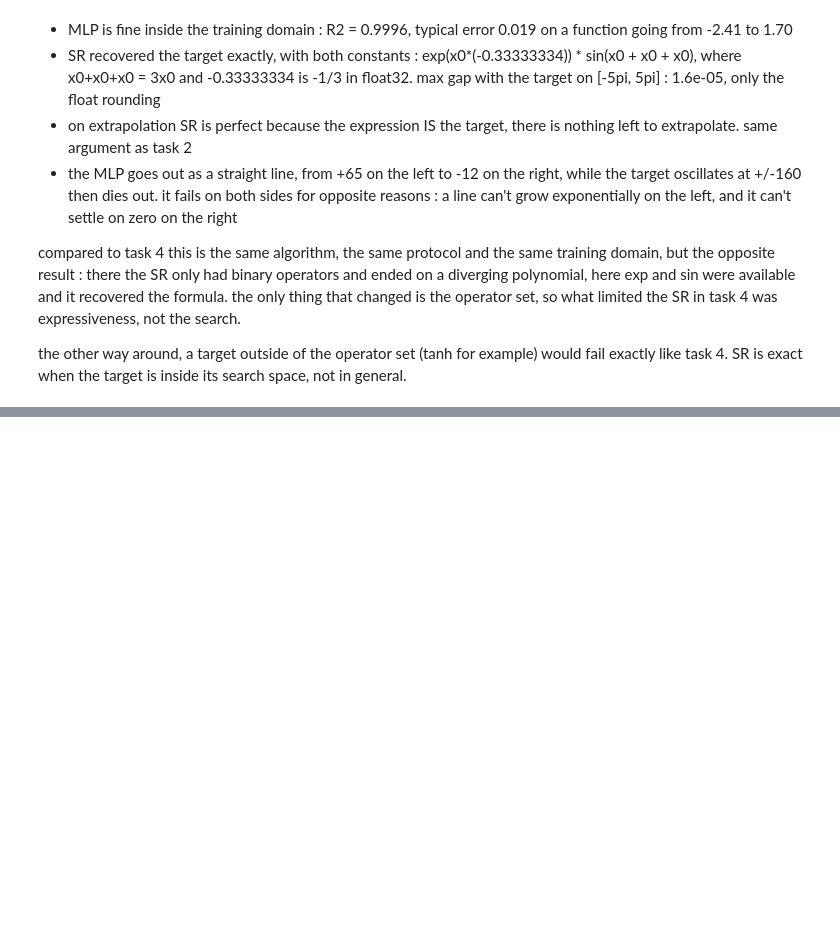
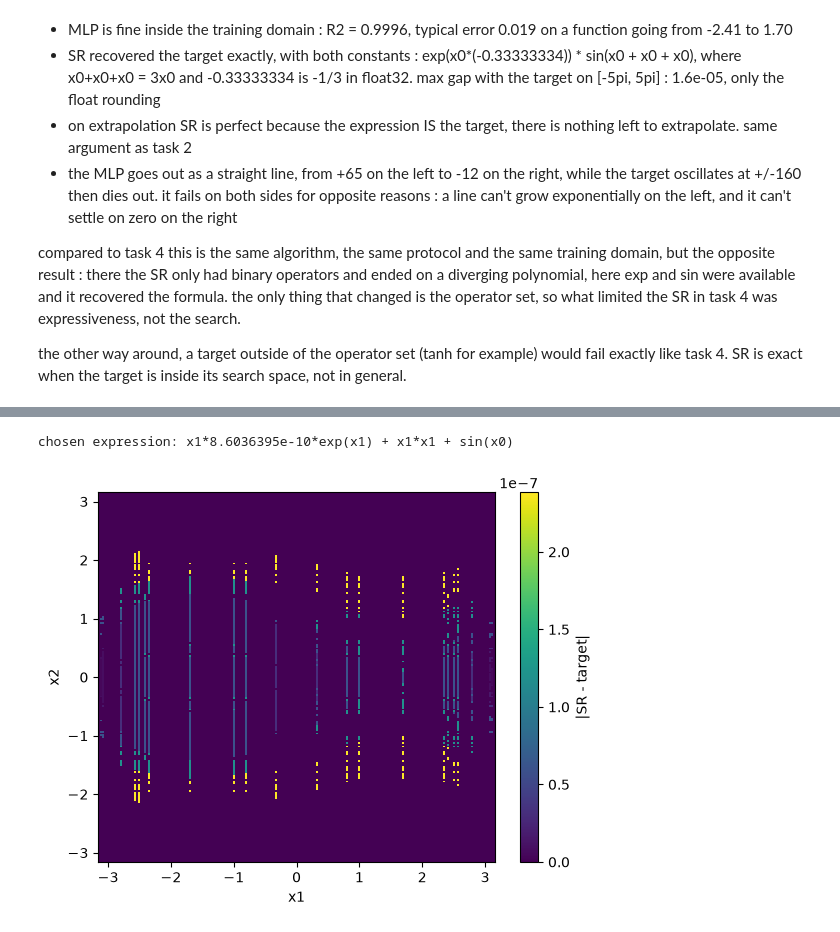
Before and after one commit to Boj4ckk/neuro_symbolic, a Jupyter notebook: neuro_symbolic_tasks.ipynb, the cells around one changed output, grey strips where cells are left out. Saved outputs shown, nothing was run; the diff lists cells and outputs as text; code cells hidden in the pictures; blank space fills up the shorter version.

```diff
--- a/neuro_symbolic_tasks.ipynb
+++ b/neuro_symbolic_tasks.ipynb
@@ -369,3 +387,17 @@ def complexe_eq_1(x): # Defining the complex function
+# %%
+def sr_testing_phase_2d(model, target, span=1, n=200):
+    print(f"chosen expression: {model.sympy()}\n")
+    # one regular axis, shared by x1 and x2, on [-span*pi, span*pi]
+    axis = torch.linspace(-span*torch.pi, span*torch.pi, n)
+    x1, x2 = torch.meshgrid(axis, axis, indexing='xy') # two (n,n) grids covering the square
+
+    grid = torch.cat([x1.reshape(-1,1), x2.reshape(-1,1)], dim=1) # predict wants a (points, 2) table
+    y_pred = torch.as_tensor(model.predict(grid)).reshape(n, n) # predict returns numpy, back to grid shape
+    error = (y_pred - target(x1, x2)).abs() # the color is the error, not the value
+
+    plt.pcolormesh(x1, x2, error, shading='auto')
+    plt.colorbar(label="|SR - target|")
+    plt.xlabel("x1"); plt.ylabel("x2")
 # %%
 
 x_c1 = torch.rand(100,1) * 2 * torch.pi - torch.pi
@@ -478,0 +525,3 @@ space, not in general.
+# %%
+sr_c2 = make_sr()
+sr_c2.fit(x_c2,y_c2)
@@ -478,0 +571,5 @@ space, not in general.
+# %%
+sr_testing_phase_2d(sr_c2,complexe_eq_2)
+# %% [output]
+chosen expression: x1*8.6036395e-10*exp(x1) + x1*x1 + sin(x0)
+[figure, added]
```
Also changed, not shown: parts of 7 cells of this notebook.
